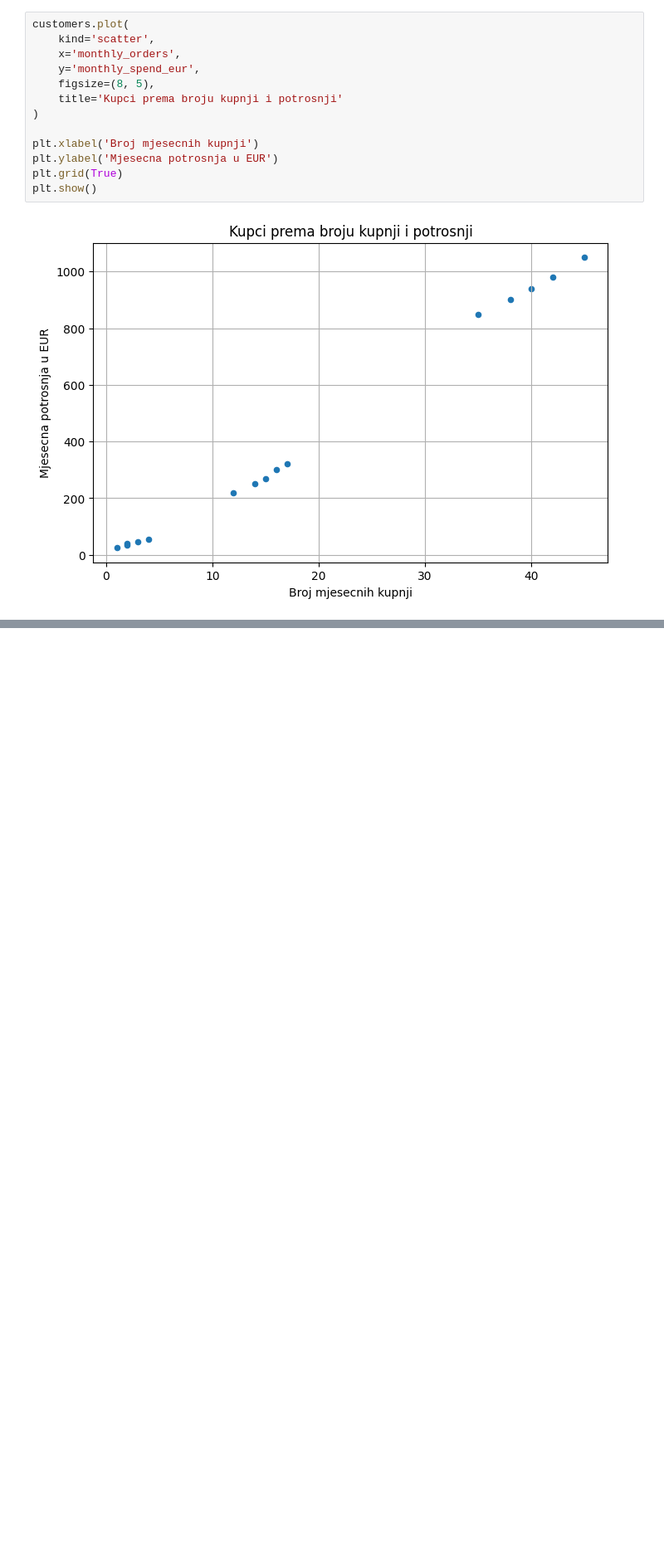
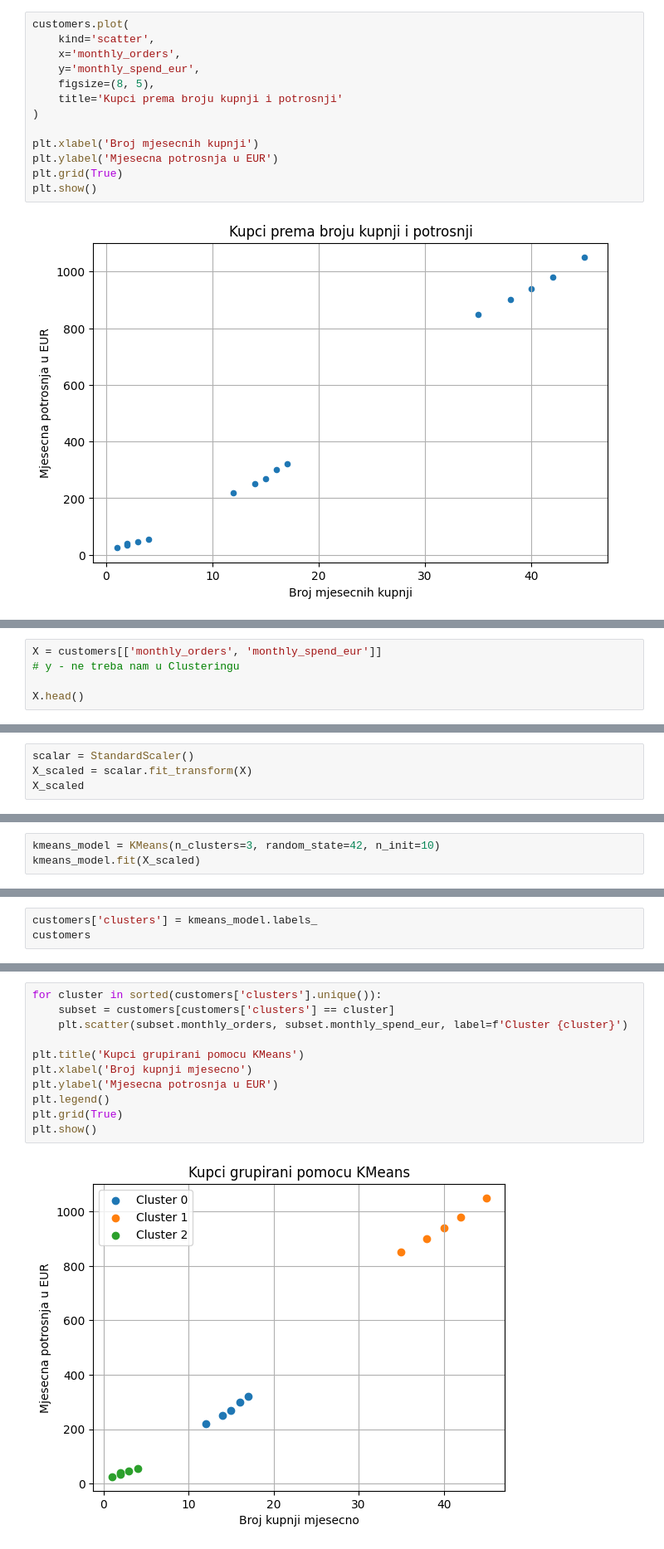
Before and after one commit to python-developer-algebra-klujic/pyds-ponavljanje, a Jupyter notebook: 15_Clustering.ipynb, the cells around one changed output, grey strips where cells are left out. Shown at 83% size. Drawn from its saved outputs; the diff is of its cells as text; blank space fills up the shorter version.

```diff
--- a/15_Clustering.ipynb
+++ b/15_Clustering.ipynb
@@ -41,0 +48,5 @@ plt.show()
+# %%
+X = customers[['monthly_orders', 'monthly_spend_eur']]
+# y - ne treba nam u Clusteringu
+
+X.head()
@@ -41,0 +62,4 @@ plt.show()
+# %%
+scalar = StandardScaler()
+X_scaled = scalar.fit_transform(X)
+X_scaled
@@ -41,0 +84,3 @@ plt.show()
+# %%
+kmeans_model = KMeans(n_clusters=3, random_state=42, n_init=10)
+kmeans_model.fit(X_scaled)
@@ -41,0 +89,3 @@ plt.show()
+# %%
+customers['clusters'] = kmeans_model.labels_
+customers
@@ -41,0 +109,13 @@ plt.show()
+# %%
+for cluster in sorted(customers['clusters'].unique()):
+    subset = customers[customers['clusters'] == cluster]
+    plt.scatter(subset.monthly_orders, subset.monthly_spend_eur, label=f'Cluster {cluster}')
+
+plt.title('Kupci grupirani pomocu KMeans')
+plt.xlabel('Broj kupnji mjesecno')
+plt.ylabel('Mjesecna potrosnja u EUR')
+plt.legend()
+plt.grid(True)
+plt.show()
+# %% [output]
+[figure, added]
```
Also changed, not shown: parts of 9 cells of this notebook.
